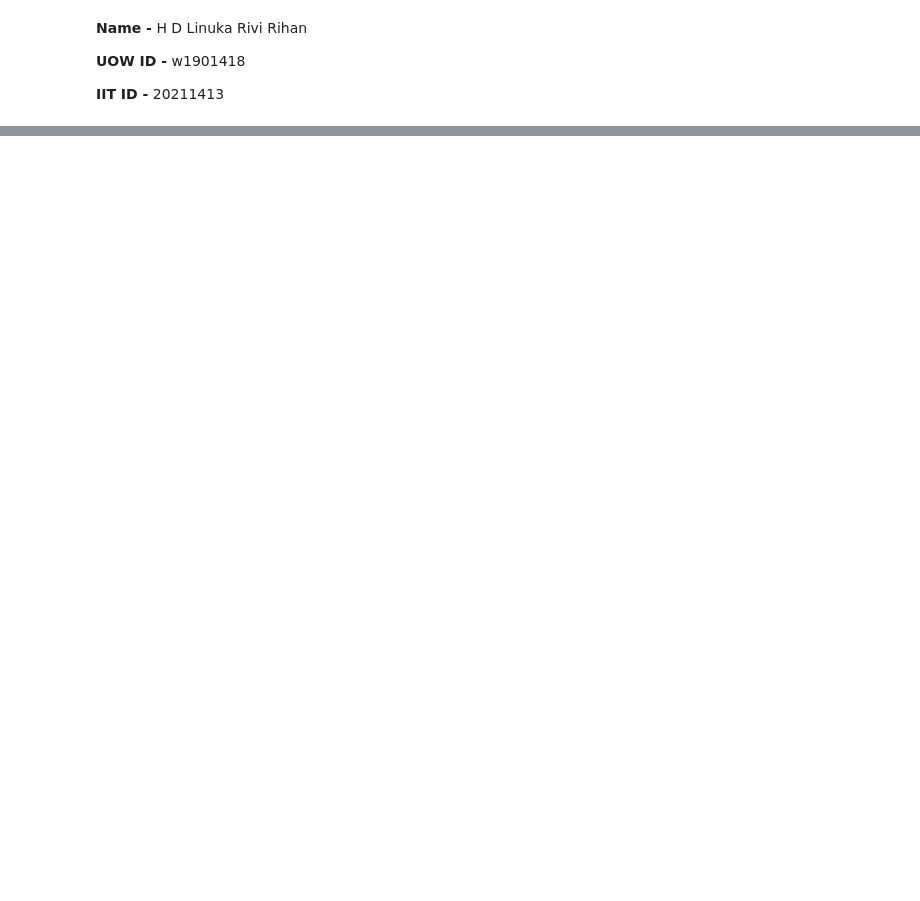
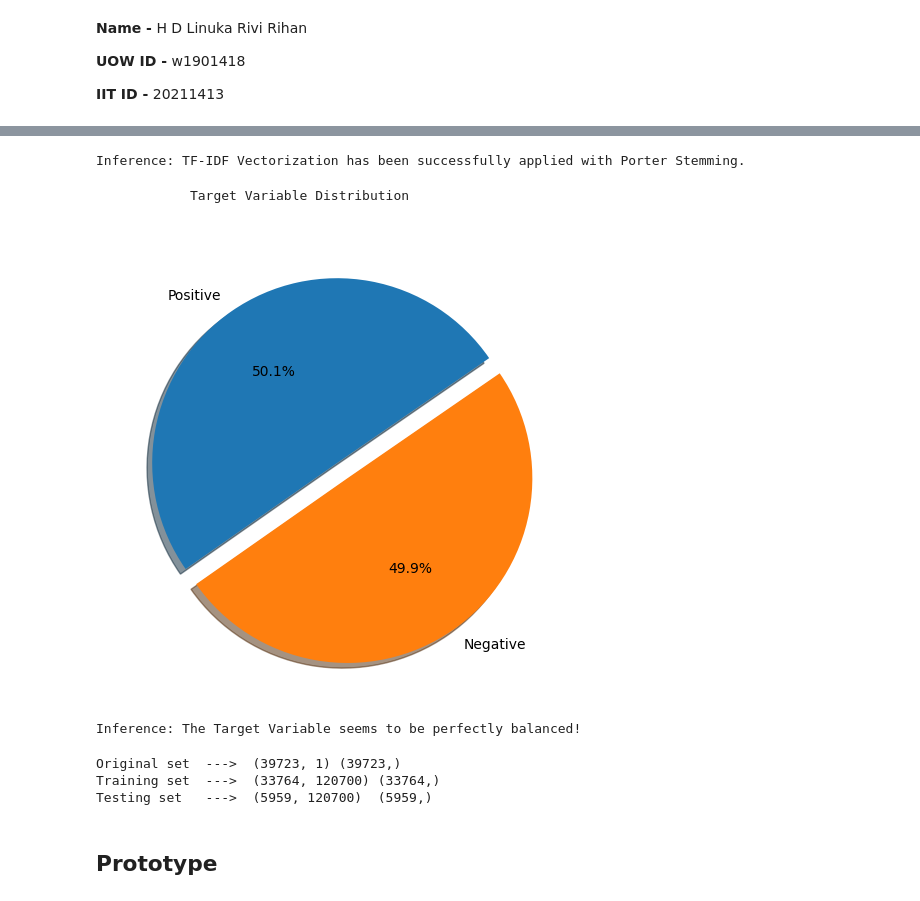
Before and after one commit to LinukaRiviRihan/sentiment-analyzer, a Jupyter notebook: Sentiment_Analyzer.ipynb, the cells around one changed output, grey strips where cells are left out. Saved outputs shown, nothing was run; the diff lists cells and outputs as text; code cells hidden in the pictures; blank space fills up the shorter version.

Commit message:
Part C - Implementation (Prototype)

```diff
--- a/Sentiment_Analyzer.ipynb
+++ b/Sentiment_Analyzer.ipynb
@@ -158,0 +193,10 @@ Through this literature review, I found the latest techniques for sentiment anal
+# %%
+# Importing the dataset
+
+df = pd.read_csv('dataset.csv', header=0)
+target = 'label'
+df.reset_index(drop=True, inplace=True)
+original_df = df.copy(deep=True)
+display(df.head())
+
+print('\n\033[1mInference:\033[0m The Datset consists of {} features & {} samples.'.format(df.shape[1], df.shape[0]))
@@ -190,0 +249,13 @@ And this is a balanced dataset which is good for ML model performance.
+# %%
+# Removal of any Duplicate rows (if any)
+
+counter = 0
+r,c = original_df.shape
+
+df1 = df.drop_duplicates()
+df1.reset_index(drop=True, inplace=True)
+
+if df1.shape==(r,c):
+    print('\n\033[1mInference:\033[0m The dataset doesn\'t have any duplicates')
+else:
+    print(f'\n\033[1mInference:\033[0m Number of duplicates dropped/fixed ---> {r-df1.shape[0]}')
@@ -190,0 +310,44 @@ And this is a balanced dataset which is good for ML model performance.
+# %%
+# TF-IDF Vectorization
+from sklearn.feature_extraction.text import TfidfVectorizer
+
+# Tokenizer function
+def tokenizer(text):
+    return text.split()
+
+tfidf = TfidfVectorizer(strip_accents=None, lowercase=False, preprocessor=None, tokenizer=tokenizer, use_idf=True, norm='l2', smooth_idf=True)
+y = df.label.values
+x = tfidf.fit_transform(df.text)
+
+print('\n\033[1mInference:\033[0m TF-IDF Vectorization has been successfully applied with Porter Stemming.')
+# %% [output]
+Inference: TF-IDF Vectorization has been successfully applied with Porter Stemming.
+# %%
+# Analyze the distribution of the target variable
+
+print('\033[1mTarget Variable Distribution'.center(55))
+
+plt.pie(df[target].value_counts(), labels=['Positive','Negative'], counterclock=False, shadow=True, explode=[0,0.1], autopct='%1.1f%%', radius=1, startangle=215)
+
+plt.show()
+
+print('\n\033[1mInference:\033[0m The Target Variable seems to be perfectly balanced!')
+# %% [output]
+            Target Variable Distribution
+[figure, added]
+Inference: The Target Variable seems to be perfectly balanced!
+# %%
+# Splitting the data into training and testing sets
+from sklearn.model_selection import train_test_split
+
+X = df.drop([target],axis=1)
+Y = df[target]
+Train_X, Test_X, Train_Y, Test_Y = train_test_split(x, y, test_size=0.15, random_state=0)
+
+print('Original set  ---> ',X.shape,Y.shape,'\nTraining set  ---> ',Train_X.shape,Train_Y.shape,'\nTesting set   ---> ', Test_X.shape,'', Test_Y.shape)
+# %% [output]
+Original set  --->  (39723, 1) (39723,)
+Training set  --->  (33764, 120700) (33764,)
+Testing set   --->  (5959, 120700)  (5959,)
+# %% [markdown]
+## Prototype
```
Also changed, not shown: parts of 16 cells of this notebook, 1 other file.
